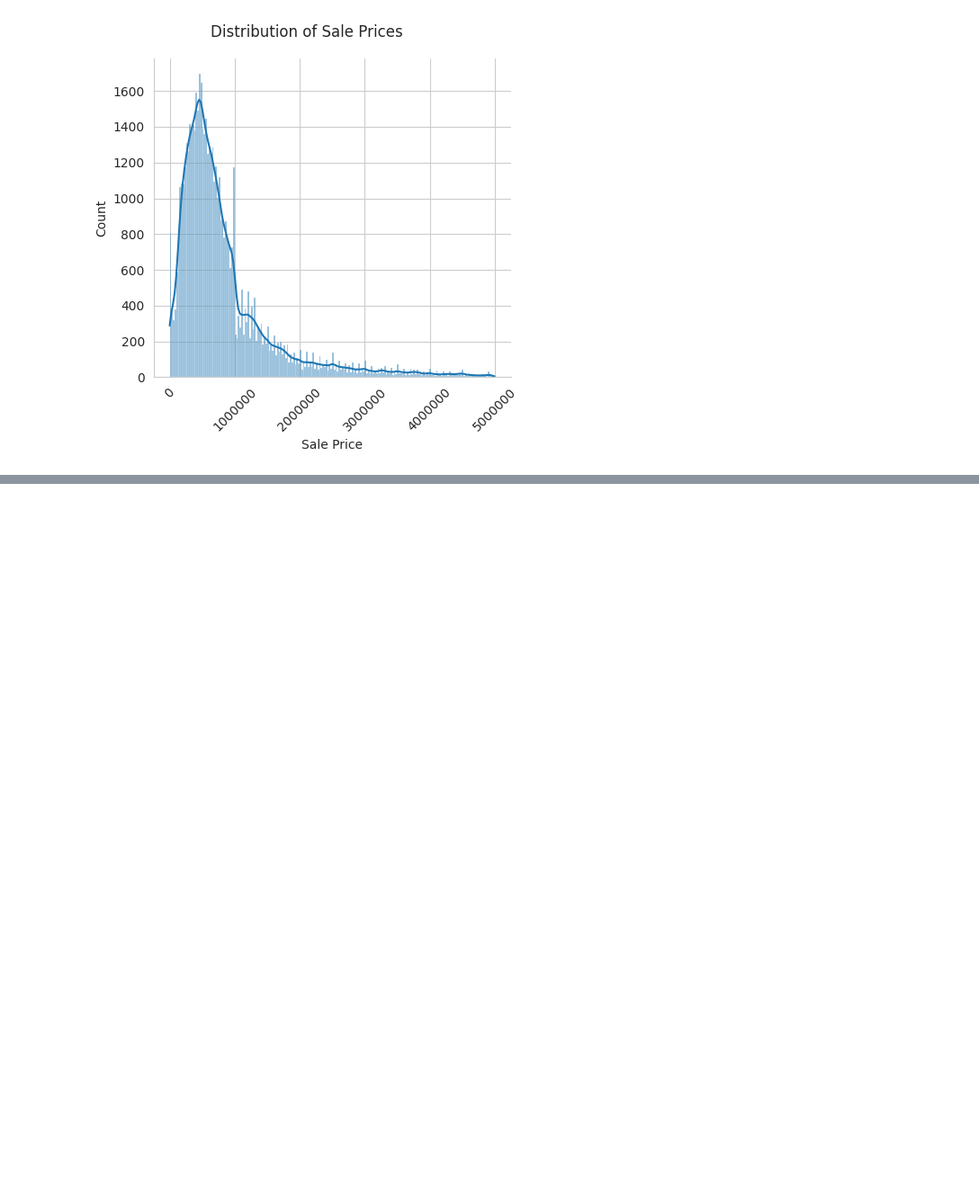
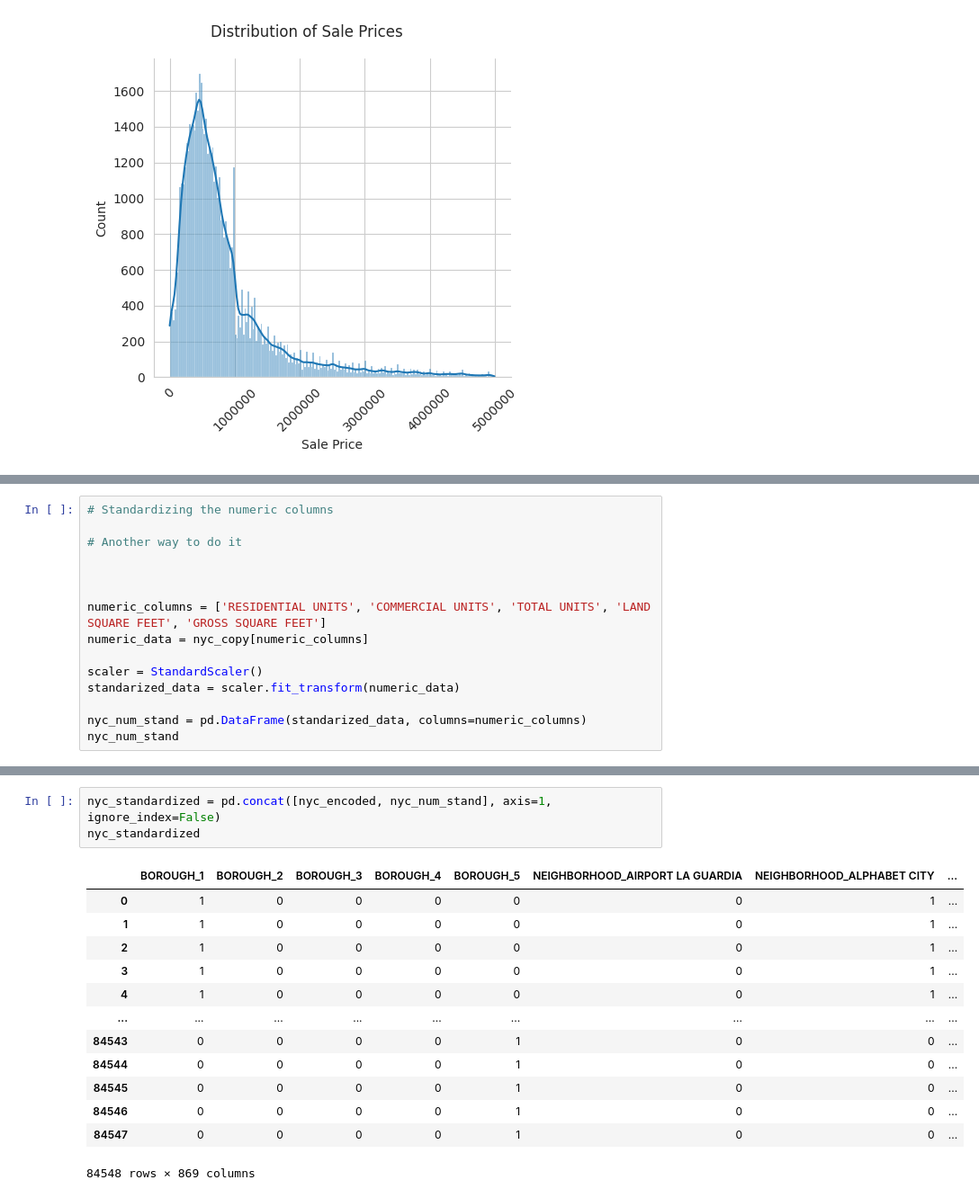
Before and after one commit to eshentong/NYC-HousingPricePrediction, a Jupyter notebook: BA810_NYC_Propertiesipynb.ipynb, the cells around one changed output, grey strips where cells are left out. Shown: that part at 90% size. Saved outputs shown, nothing was run; the diff lists cells and outputs as text; blank space fills up the shorter version.

```diff
--- a/BA810_NYC_Propertiesipynb.ipynb
+++ b/BA810_NYC_Propertiesipynb.ipynb
@@ -269,0 +533,15 @@ plt.show();
+# %%
+# Standardizing the numeric columns
+
+# Another way to do it
+
+
+
+numeric_columns = ['RESIDENTIAL UNITS', 'COMMERCIAL UNITS', 'TOTAL UNITS', 'LAND SQUARE FEET', 'GROSS SQUARE FEET']
+numeric_data = nyc_copy[numeric_columns]
+
+scaler = StandardScaler()
+standarized_data = scaler.fit_transform(numeric_data)
+
+nyc_num_stand = pd.DataFrame(standarized_data, columns=numeric_columns)
+nyc_num_stand
@@ -269,0 +614,17 @@ plt.show();
+# %%
+nyc_standardized = pd.concat([nyc_encoded, nyc_num_stand], axis=1, ignore_index=False)
+nyc_standardized
+# %% [output]
+|  | BOROUGH_1 | BOROUGH_2 | BOROUGH_3 | BOROUGH_4 | BOROUGH_5 | NEIGHBORHOOD_AIRPORT LA GUARDIA | NEIGHBORHOOD_ALPHABET CITY | ... |
+| 0 | 1 | 0 | 0 | 0 | 0 | 0 | 1 | ... |
+| 1 | 1 | 0 | 0 | 0 | 0 | 0 | 1 | ... |
+| 2 | 1 | 0 | 0 | 0 | 0 | 0 | 1 | ... |
+| 3 | 1 | 0 | 0 | 0 | 0 | 0 | 1 | ... |
+| 4 | 1 | 0 | 0 | 0 | 0 | 0 | 1 | ... |
+| ... | ... | ... | ... | ... | ... | ... | ... | ... |
+| 84543 | 0 | 0 | 0 | 0 | 1 | 0 | 0 | ... |
+| 84544 | 0 | 0 | 0 | 0 | 1 | 0 | 0 | ... |
+| 84545 | 0 | 0 | 0 | 0 | 1 | 0 | 0 | ... |
+| 84546 | 0 | 0 | 0 | 0 | 1 | 0 | 0 | ... |
+| 84547 | 0 | 0 | 0 | 0 | 1 | 0 | 0 | ... |
+84548 rows × 869 columns
```
Also changed, not shown: parts of 27 cells of this notebook.
